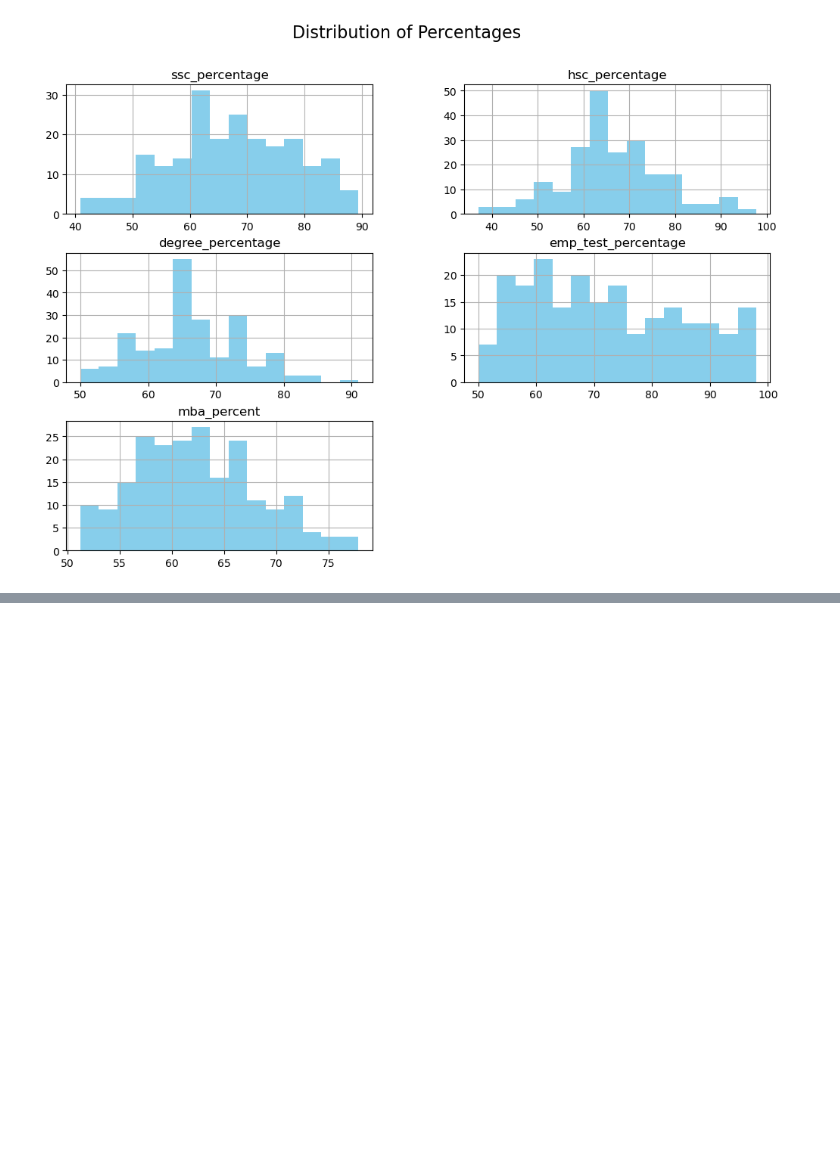
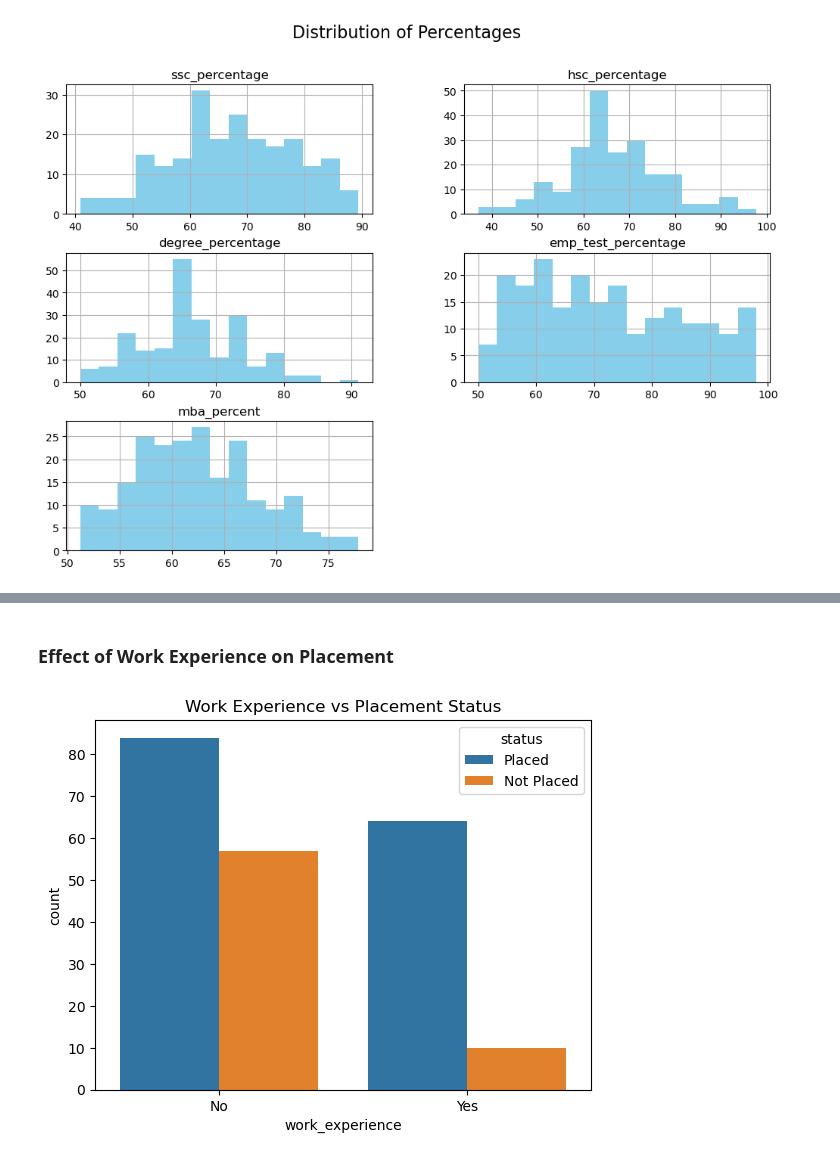
Before and after one commit to HarshRaut9945/Machine-Learning-Project, a Jupyter notebook: Job_place/data.ipynb, the cells around one changed output, grey strips where cells are left out. Saved outputs shown, nothing was run; the diff lists cells and outputs as text; code cells hidden in the pictures; blank space fills up the shorter version.

```diff
--- a/Job_place/data.ipynb
+++ b/Job_place/data.ipynb
@@ -156,0 +179,8 @@ plt.show()
+# %% [markdown]
+### Effect of Work Experience on Placement
+# %%
+sns.countplot(x='work_experience', hue='status', data=df)
+plt.title("Work Experience vs Placement Status")
+plt.show()
+# %% [output]
+[figure, added]
```
Also changed, not shown: parts of 5 cells of this notebook.
